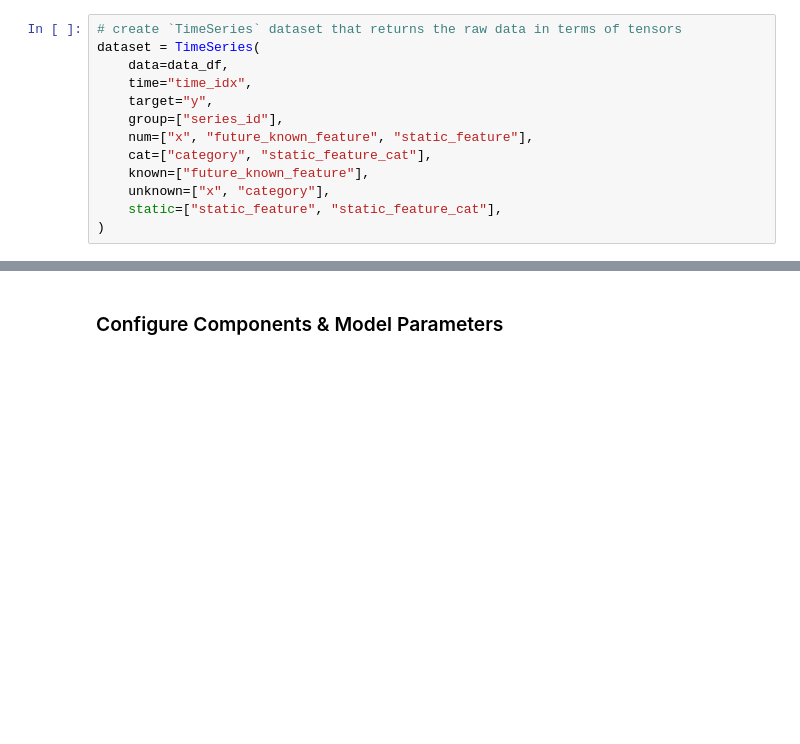
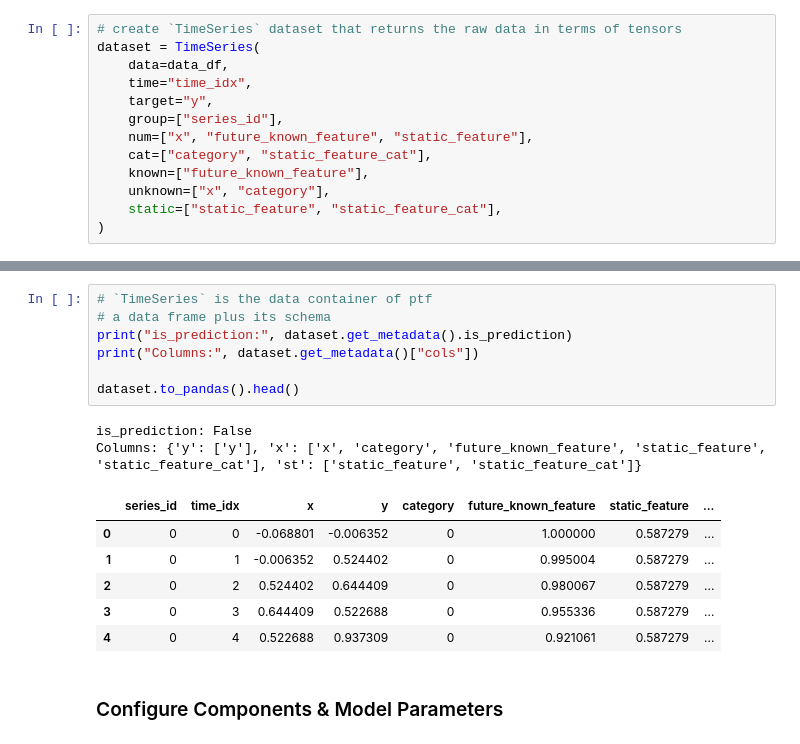
Before and after one commit to sktime/pytorch-forecasting, a Jupyter notebook: docs/source/tutorials/ptf_V2_example.ipynb, the cells around one changed output, grey strips where cells are left out. Drawn from its saved outputs; the diff is of its cells as text; blank space fills up the shorter version.

```diff
--- a/docs/source/tutorials/ptf_V2_example.ipynb
+++ b/docs/source/tutorials/ptf_V2_example.ipynb
@@ -81,3 +89,19 @@ dataset = TimeSeries(
+# %%
+# `TimeSeries` is the data container of ptf
+# a data frame plus its schema
+print("is_prediction:", dataset.get_metadata().is_prediction)
+print("Columns:", dataset.get_metadata()["cols"])
+
+dataset.to_pandas().head()
+# %% [output]
+is_prediction: False
+Columns: {'y': ['y'], 'x': ['x', 'category', 'future_known_feature', 'static_feature', 'static_feature_cat'], 'st': ['static_feature', 'static_feature_cat']}
+|  | series_id | time_idx | x | y | category | future_known_feature | static_feature | ... |
+| 0 | 0 | 0 | -0.068801 | -0.006352 | 0 | 1.000000 | 0.587279 | ... |
+| 1 | 0 | 1 | -0.006352 | 0.524402 | 0 | 0.995004 | 0.587279 | ... |
+| 2 | 0 | 2 | 0.524402 | 0.644409 | 0 | 0.980067 | 0.587279 | ... |
+| 3 | 0 | 3 | 0.644409 | 0.522688 | 0 | 0.955336 | 0.587279 | ... |
+| 4 | 0 | 4 | 0.522688 | 0.937309 | 0 | 0.921061 | 0.587279 | ... |
 # %% [markdown]
 ### Configure Components & Model Parameters
 # %%
```
Also changed, not shown: parts of 19 cells of this notebook, 1 other file.
